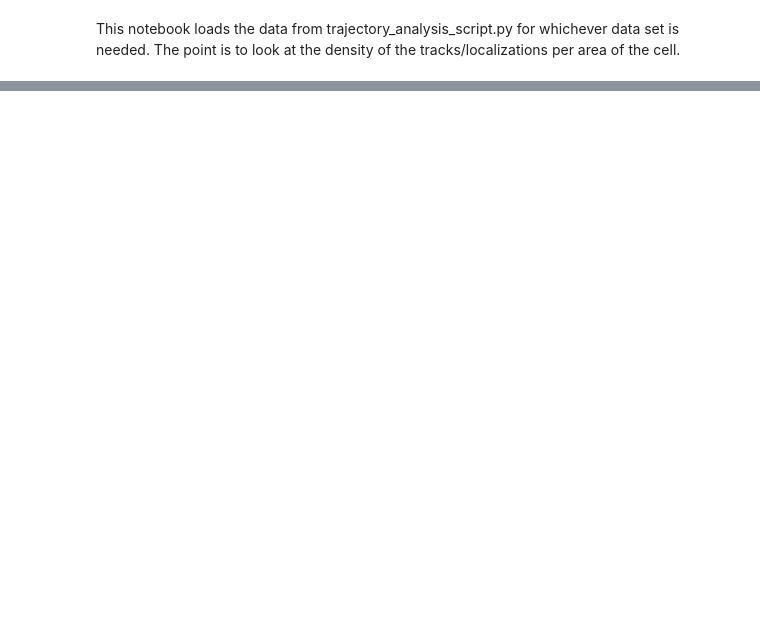
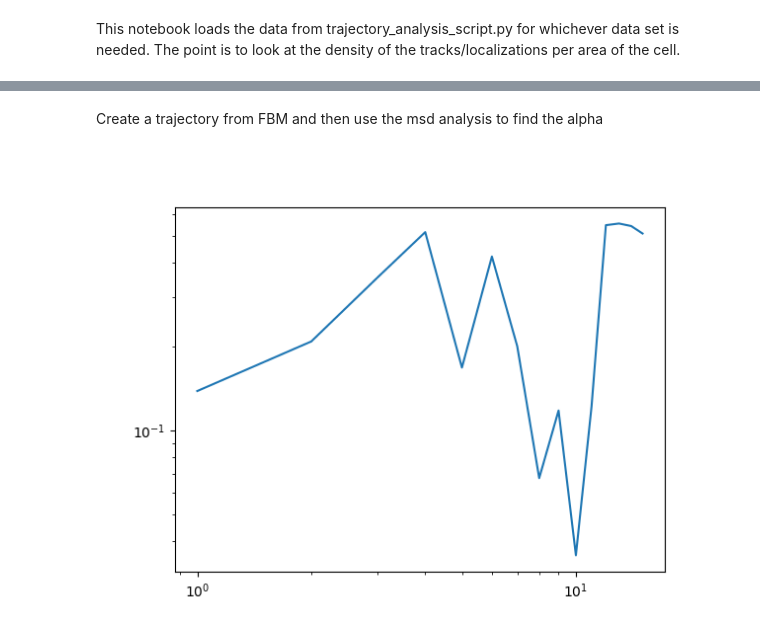
Before and after one commit to joemans3/Single_Particle_Analysis, a Jupyter notebook: Density_Map.ipynb, the cells around one changed output, grey strips where cells are left out. Drawn from its saved outputs; the diff is of its cells as text; code cells hidden in the pictures; blank space fills up the shorter version.

```diff
--- a/Density_Map.ipynb
+++ b/Density_Map.ipynb
@@ -41,3 +406,19 @@ import src.helpers.guassian_fit as gaussian_fit
+# %% [markdown]
+Create a trajectory from FBM and then use the msd analysis to find the alpha
+# %%
+plt.clf()
+track = fbm_utility.get_fbm_sample(l=1,h=0.5,d=2,n=15)
+x,y = track[1][0]*np.sqrt(1),track[1][1]*np.sqrt(1)
+#find the msd of the track for different time intervals
+msd = []
+for i in range(1,1000):
+    msd.append(np.mean((np.diff(x[::i]))**2+(np.diff(y[::i]))**2))
+plt.plot(range(1,1000),msd)
+plt.xscale("log")
+plt.yscale("log")
+plt.show()
+# %% [output]
+[figure, added]
 # %%
 %matplotlib widget
 sim = simulate_foci.sim_foci(max_x = 50,
```
Also changed, not shown: parts of 44 cells of this notebook, 4 other files.
